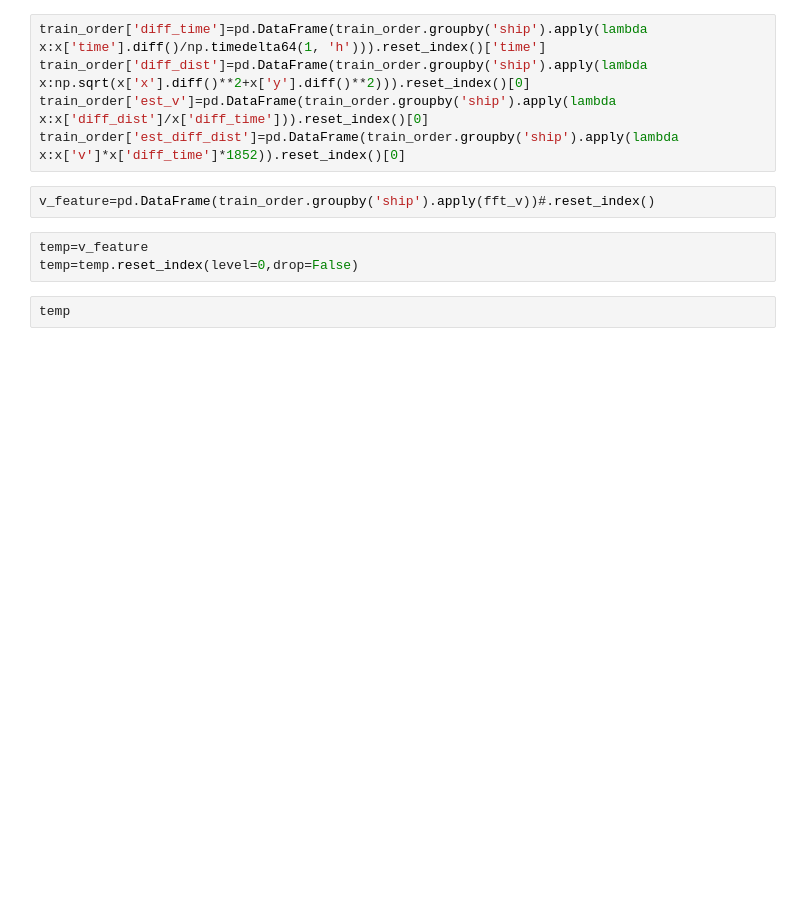
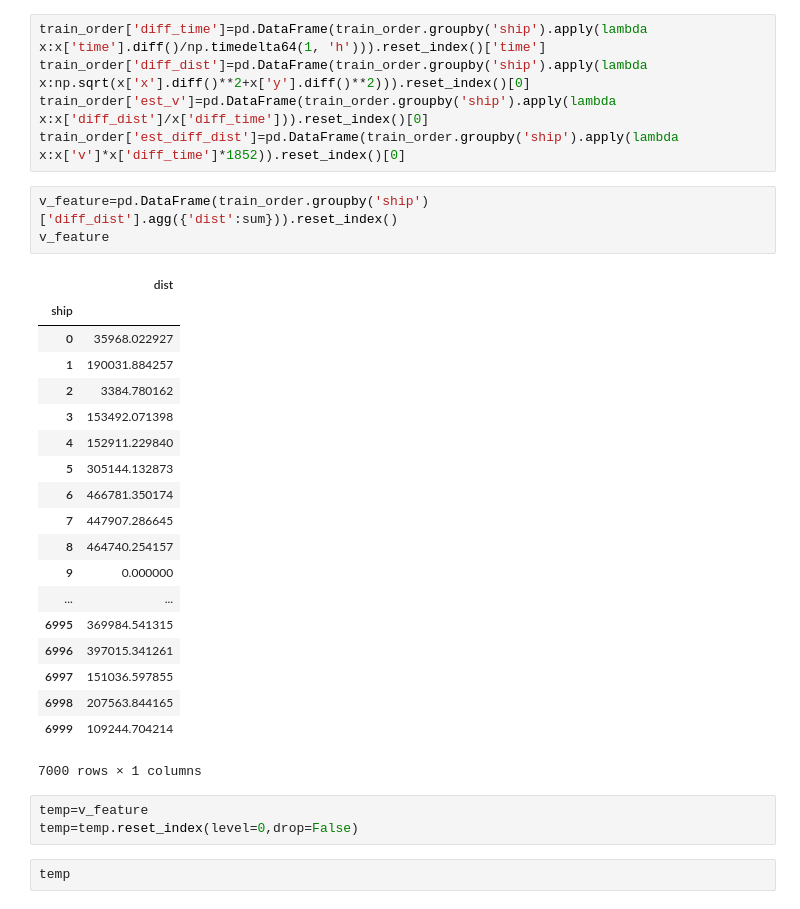
Before and after one commit to GaoGeolone/GeoloneAISea, a Jupyter notebook: process/02-feature_extract.ipynb, the cells around one changed output. Saved outputs shown, nothing was run; the diff lists cells and outputs as text; blank space fills up the shorter version.

```diff
--- a/process/02-feature_extract.ipynb
+++ b/process/02-feature_extract.ipynb
@@ -168,7 +217,28 @@ train_order['diff_dist']=pd.DataFrame(train_order.groupby('ship').apply(lambda x
 train_order['est_v']=pd.DataFrame(train_order.groupby('ship').apply(lambda x:x['diff_dist']/x['diff_time'])).reset_index()[0]
 train_order['est_diff_dist']=pd.DataFrame(train_order.groupby('ship').apply(lambda x:x['v']*x['diff_time']*1852)).reset_index()[0]
 # %%
-v_feature=pd.DataFrame(train_order.groupby('ship').apply(fft_v))#.reset_index()
+v_feature=pd.DataFrame(train_order.groupby('ship')['diff_dist'].agg({'dist':sum})).reset_index()
+v_feature
+# %% [output]
+|  | dist |
+| ship |  |
+| 0 | 35968.022927 |
+| 1 | 190031.884257 |
+| 2 | 3384.780162 |
+| 3 | 153492.071398 |
+| 4 | 152911.229840 |
+| 5 | 305144.132873 |
+| 6 | 466781.350174 |
+| 7 | 447907.286645 |
+| 8 | 464740.254157 |
+| 9 | 0.000000 |
+| ... | ... |
+| 6995 | 369984.541315 |
+| 6996 | 397015.341261 |
+| 6997 | 151036.597855 |
+| 6998 | 207563.844165 |
+| 6999 | 109244.704214 |
+7000 rows × 1 columns
 # %%
 temp=v_feature
 temp=temp.reset_index(level=0,drop=False)
```
Also changed, not shown: parts of 11 cells of this notebook, 1 other file.
